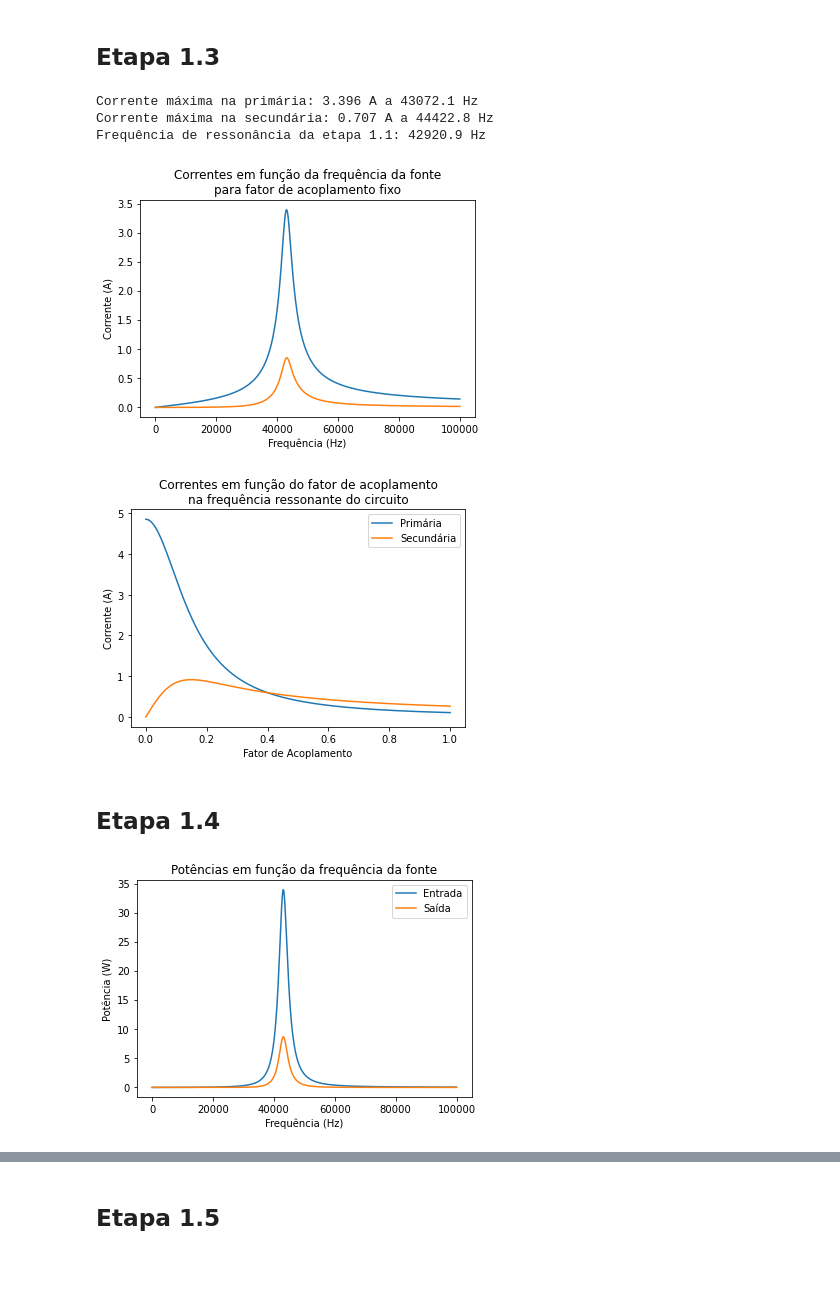
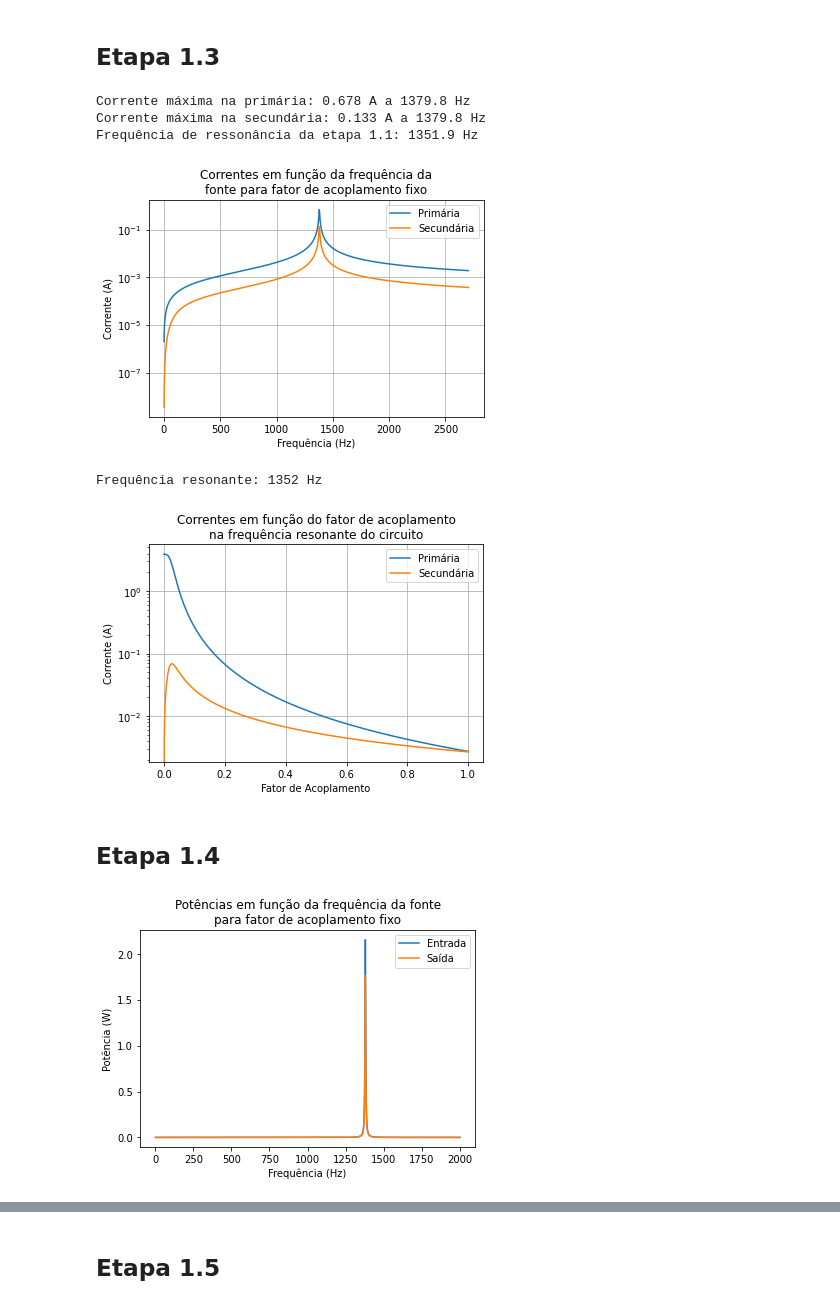
Before and after one commit to thiagosk/Projeto-Eletromag2022.2, a Jupyter notebook: main.ipynb, the cells around one changed output, grey strips where cells are left out. Drawn from its saved outputs; the diff is of its cells as text; code cells hidden in the pictures; blank space fills up the shorter version.

```diff
--- a/main.ipynb
+++ b/main.ipynb
@@ -44,0 +18,13 @@ Frequência de ressonância: 42920.89629716038
+# %%
+# indutâncias das bobinas (Henries)
+INDUTANCIA_PRIMARIA   = 138.6e-3
+INDUTANCIA_SECUNDARIA = 144.3e-3
+
+# capacitâncias dos capacitores (Farads)
+CAPACITANCIA_PRIMARIA   = 0.1e-6
+CAPACITANCIA_SECUNDARIA = 0.1e-6
+
+# resistências das bobinas e da carga (Ohms)
+RESISTENCIA_PRIMARIA   = 0.817
+RESISTENCIA_SECUNDARIA = 0.875
+RESISTENCIA_CARGA      = 100
@@ -44,0 +60,7 @@ Frequência de ressonância: 42920.89629716038
+# %%
+# frequência de resonância do transformador
+FREQUENCIA_ANGULAR_RESONANTE = (1 / math.sqrt(INDUTANCIA_PRIMARIA * CAPACITANCIA_PRIMARIA)).real
+FREQUENCIA_RESONANTE = calc_frequencia(FREQUENCIA_ANGULAR_RESONANTE)
+
+# verbose dos valores
+print('Frequência de resonância do transformador:\t%.2f Hz' % round(FREQUENCIA_RESONANTE, 2))
@@ -76,8 +142,8 @@ def CalcularTransformador(uf, rc, c1, w, l1, m, c2, l2):
 # %% [markdown]
 ## Cálculo para os gráficos
 # %%
-# Indutancia mutua considerando k
-m = k*sqrt(l1*l2)
+k = 0.2
+uf = 5
 
 correntes_primaria = []
 correntes_secundaria = []
@@ -85,7 +151,7 @@ potencias_entrada = []
 potencias_saida = []
 eficiencias = []
 
-freq = np.linspace(1, 100000, 2000)
+freq = np.linspace(1, 2 * FREQUENCIA_RESONANTE, 10000)
 
 i1max=0
 fi1max=0
@@ -97,8 +163,7 @@ emax=0
 femax=0
 
 for f in freq:
-    w = 2 * pi * f
-    resultados = CalcularTransformador(uf, rc, c1, w, l1, m, c2, l2)
+    resultados = calcular_transformador(uf, f, k)
     correntes_primaria.append(resultados['corrente-primaria'])
     correntes_secundaria.append(resultados['corrente-secundaria'])
     potencias_entrada.append(resultados['potencia-entrada'].real)
@@ -121,43 +186,48 @@ for f in freq:
 # %%
 print('Corrente máxima na primária: %.3f A a %.1f Hz' % (round(abs(i1max), 3), round(fi1max, 1)))
 print('Corrente máxima na secundária: %.3f A a %.1f Hz' % (round(abs(i2max), 3), round(fi2max, 1)))
-print(f"Frequência de ressonância da etapa 1.1: {round(abs(frequencia_resonante), 1)} Hz")
+print(f"Frequência de ressonância da etapa 1.1: {round(FREQUENCIA_RESONANTE, 1)} Hz")
 
 plt.plot(freq, np.abs(correntes_primaria))
 plt.plot(freq, np.abs(correntes_secundaria))
+plt.yscale('log')
+plt.grid(True)
 plt.xlabel('Frequência (Hz)')
 plt.ylabel('Corrente (A)')
-plt.title('Correntes em função da frequência da fonte\npara fator de acoplamento fixo')
+plt.title('Correntes em função da frequência da\nfonte para fator de acoplamento fixo')
+plt.legend(['Primária', 'Secundária'])
 plt.show()
 # %% [output]
-Corrente máxima na primária: 3.396 A a 43072.1 Hz
-Corrente máxima na secundária: 0.707 A a 44422.8 Hz
-Frequência de ressonância da etapa 1.1: 42920.9 Hz
+Corrente máxima na primária: 0.678 A a 1379.8 Hz
+Corrente máxima na secundária: 0.133 A a 1379.8 Hz
+Frequência de ressonância da etapa 1.1: 1351.9 Hz
-[figure, old version]
+[figure, new version]
 # %%
 correntes_primaria_k = []
 correntes_secundaria_k = []
 tensoes_carga_k = []
 
 ks = np.linspace(0, 1, 1000)
-w = frequencia_resonante * 2 * pi
 
 for k in ks:
-    m = k * sqrt(l1 * l2)
-    resultados = CalcularTransformador(uf, rc, c1, w, l1, m, c2, l2)
+    resultados = calcular_transformador(uf, FREQUENCIA_RESONANTE, k)
     correntes_primaria_k.append(resultados['corrente-primaria'])
     correntes_secundaria_k.append(resultados['corrente-secundaria'])
     tensoes_carga_k.append(abs(resultados['tensao-carga']))
 # %%
+print('Frequência resonante: %d Hz' % round(FREQUENCIA_RESONANTE))
 plt.plot(ks, np.abs(correntes_primaria_k))
 plt.plot(ks, np.abs(correntes_secundaria_k))
+plt.yscale('log')
+plt.grid(True)
 plt.xlabel('Fator de Acoplamento')
 plt.ylabel('Corrente (A)')
 plt.legend(['Primária', 'Secundária'])
-plt.title('Correntes em função do fator de acoplamento\nna frequência ressonante do circuito')
+plt.title('Correntes em função do fator de acoplamento\nna frequência resonante do circuito')
 plt.show()
 # %% [output]
+Frequência resonante: 1352 Hz
-[figure, old version]
+[figure, new version]
 # %% [markdown]
 ## Etapa 1.4
 # %%
@@ -166,10 +236,10 @@ plt.plot(freq, potencias_saida)
 plt.xlabel('Frequência (Hz)')
 plt.ylabel('Potência (W)')
 plt.legend(['Entrada', 'Saída'])
-plt.title('Potências em função da frequência da fonte')
+plt.title('Potências em função da frequência da fonte\npara fator de acoplamento fixo')
 plt.show()
 # %% [output]
-[figure, old version]
+[figure, new version]
 # %%
 plt.plot(freq, eficiencias)
 plt.xlabel('Frequência (Hz)')
```
Also changed, not shown: parts of 12 cells of this notebook.
